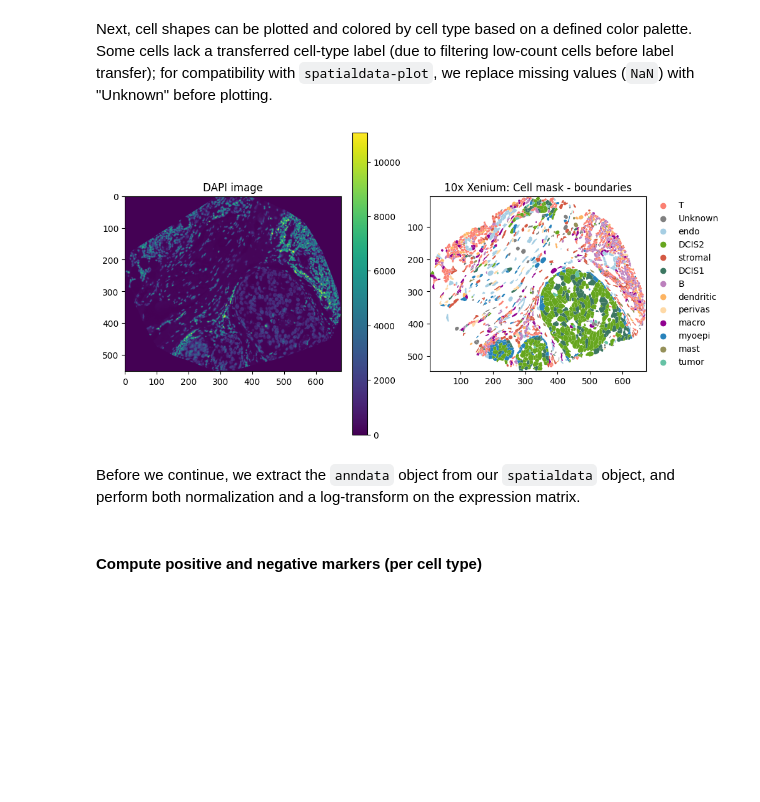
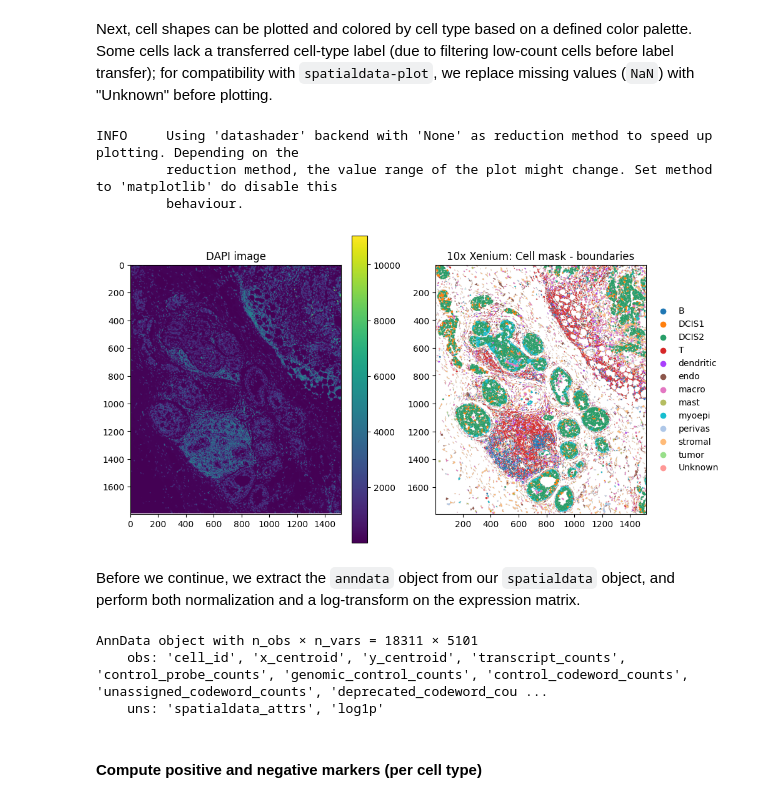
Before and after one commit to LazDaria/SegTraQ, a Jupyter notebook: docs/notebooks/spillover_metrics_supervised.ipynb, the cells around one changed output. Saved outputs shown, nothing was run; the diff lists cells and outputs as text; code cells hidden in the pictures; blank space fills up the shorter version.

```diff
--- a/docs/notebooks/spillover_metrics_supervised.ipynb
+++ b/docs/notebooks/spillover_metrics_supervised.ipynb
@@ -39,7 +40,9 @@ col_celltype = {
 First, we load a spatial transcriptomics dataset as well as an annotated single-cell RNAseq dataset. We then use the `run_label_transfer()` function to transfer cell type labels from the scRNAseq data onto our spatial transcriptomics dataset. We can then plot our cell types spatially.
 # %%
 # Load spatial transcriptomics dataset
-st_data_path = Path("/g/huber/users/lazic/src/SegTraQ/tests/data/xenium_sdata.zarr")
+st_data_path = Path(
+    "/g/huber/projects/CODEX/segtraq/valid_testdata/BC_cellseg_10x/BC_Xenium_cellseg_largesample/10x_xenium_sdata.zarr/"
+)
 sdata_10x_xenium = sd.read_zarr(st_data_path)
 
 # Load scRNA-seq dataset
@@ -66,20 +69,35 @@ cols = [col_celltype[lab] for lab in labels]
 # %%
 axes = plt.subplots(1, 2, figsize=(10, 5), constrained_layout=True)[1].flatten()
 
 # Dapi image
 sdata_10x_xenium.pl.render_images("morphology_focus").pl.show(
     ax=axes[0], title="DAPI image", coordinate_systems="global"
 )
 
 # Plot - Cell boundaries
 sdata_10x_xenium.tables["table"].obs["region"] = "cell_boundaries"
 sdata_10x_xenium.set_table_annotates_spatialelement("table", region="cell_boundaries")
 
+# sdata_10x_xenium.pl.render_shapes(
+#    "cell_boundaries", color="transferred_celltype_plot", palette=cols, groups=labels
+# ).pl.show(ax=axes[1], title="10x Xenium: Cell mask - boundaries", coordinate_systems="global")
+
+labels = sdata_10x_xenium.tables["table"].obs["transferred_celltype_plot"].unique().astype(str).tolist()
+cols = [col_celltype[lab] for lab in labels]
+
 sdata_10x_xenium.pl.render_shapes(
-    "cell_boundaries", color="transferred_celltype_plot", palette=cols, groups=labels
+    "cell_boundaries",
+    color="transferred_celltype_plot",
+    # palette=cols,
+    groups=labels,
+    outline_color="white",  # outlines visible on black
+    outline_width=0.5,
 ).pl.show(ax=axes[1], title="10x Xenium: Cell mask - boundaries", coordinate_systems="global")
 # %% [output]
+INFO     Using 'datashader' backend with 'None' as reduction method to speed up plotting. Depending on the
+         reduction method, the value range of the plot might change. Set method to 'matplotlib' do disable this
+         behaviour.
-[figure, old version]
+[figure, new version]
 # %% [markdown]
 Before we continue, we extract the `anndata` object from our `spatialdata` object, and perform both normalization and a log-transform on the expression matrix.
 # %%
@@ -87,5 +107,11 @@ tbl = sdata_10x_xenium.tables["table"]
 sc.pp.normalize_total(tbl, target_sum=1e4)
 sc.pp.log1p(tbl)
+# %%
+tbl
+# %% [output]
+AnnData object with n_obs × n_vars = 18311 × 5101
+    obs: 'cell_id', 'x_centroid', 'y_centroid', 'transcript_counts', 'control_probe_counts', 'genomic_control_counts', 'control_codeword_counts', 'unassigned_codeword_counts', 'deprecated_codeword_cou ...
+    uns: 'spatialdata_attrs', 'log1p'
 # %% [markdown]
 #### Compute positive and negative markers (per cell type)
 # %% [markdown]
```
Also changed, not shown: parts of 30 cells of this notebook, 4 other files.
